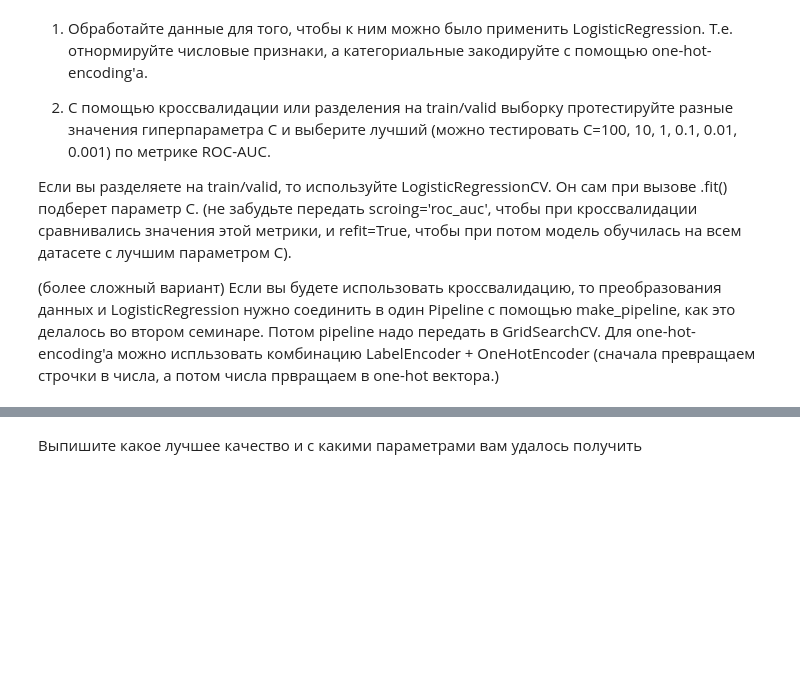
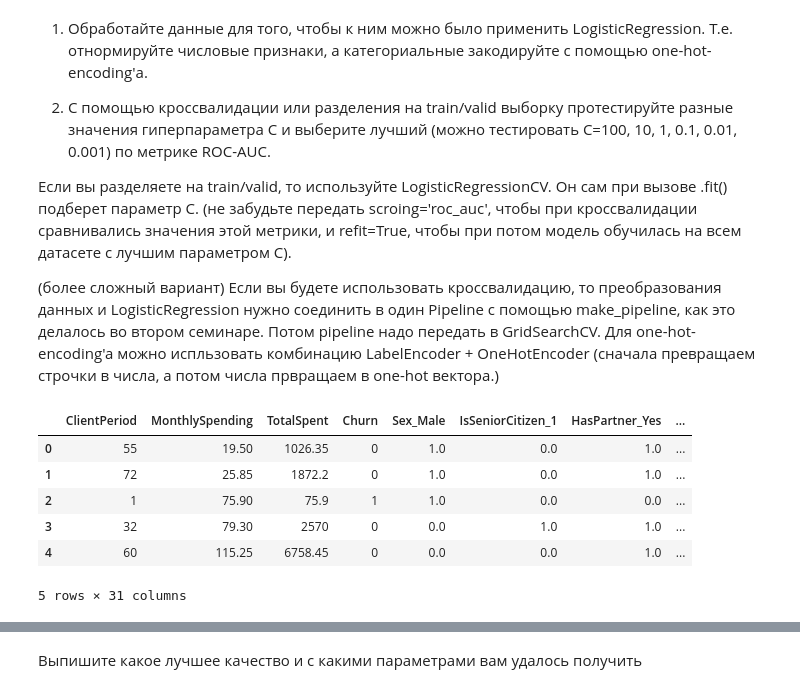
Before and after one commit to taravskayavm/DLS_I, a Jupyter notebook: hw_3_kaggle.ipynb, the cells around one changed output, grey strips where cells are left out. Saved outputs shown, nothing was run; the diff lists cells and outputs as text; code cells hidden in the pictures; blank space fills up the shorter version.

```diff
--- a/hw_3_kaggle.ipynb
+++ b/hw_3_kaggle.ipynb
@@ -293,0 +310,31 @@ from sklearn.pipeline import make_pipeline
+# %%
+# Инициализация OneHotEncoder для категориальных признаков
+encoder = OneHotEncoder(drop='first', sparse_output=False, handle_unknown='ignore')
+
+# Преобразование категориальных переменных
+encoded_categorical = encoder.fit_transform(data[cat_cols])
+
+# Создаём DataFrame с закодированными признаками
+encoded_df = pd.DataFrame(encoded_categorical, columns=encoder.get_feature_names_out(cat_cols))
+
+# Устанавливаем индексы у закодированного DataFrame
+encoded_df.index = data.index
+
+# Объединяем оригинальные данные и закодированные переменные
+data_encoded = pd.concat([data.drop(cat_cols, axis=1), encoded_df], axis=1)
+
+# Сохраняем обученный OneHotEncoder
+joblib.dump(encoder, 'encoder.pkl')
+
+# Сохраняем закодированные данные
+data_encoded.to_csv('encoded_data.csv', index=False)
+
+data_encoded.head(5)
+# %% [output]
+|  | ClientPeriod | MonthlySpending | TotalSpent | Churn | Sex_Male | IsSeniorCitizen_1 | HasPartner_Yes | ... |
+| 0 | 55 | 19.50 | 1026.35 | 0 | 1.0 | 0.0 | 1.0 | ... |
+| 1 | 72 | 25.85 | 1872.2 | 0 | 1.0 | 0.0 | 1.0 | ... |
+| 2 | 1 | 75.90 | 75.9 | 1 | 1.0 | 0.0 | 0.0 | ... |
+| 3 | 32 | 79.30 | 2570 | 0 | 0.0 | 1.0 | 1.0 | ... |
+| 4 | 60 | 115.25 | 6758.45 | 0 | 0.0 | 0.0 | 1.0 | ... |
+5 rows × 31 columns
```
Also changed, not shown: parts of 8 cells of this notebook.
